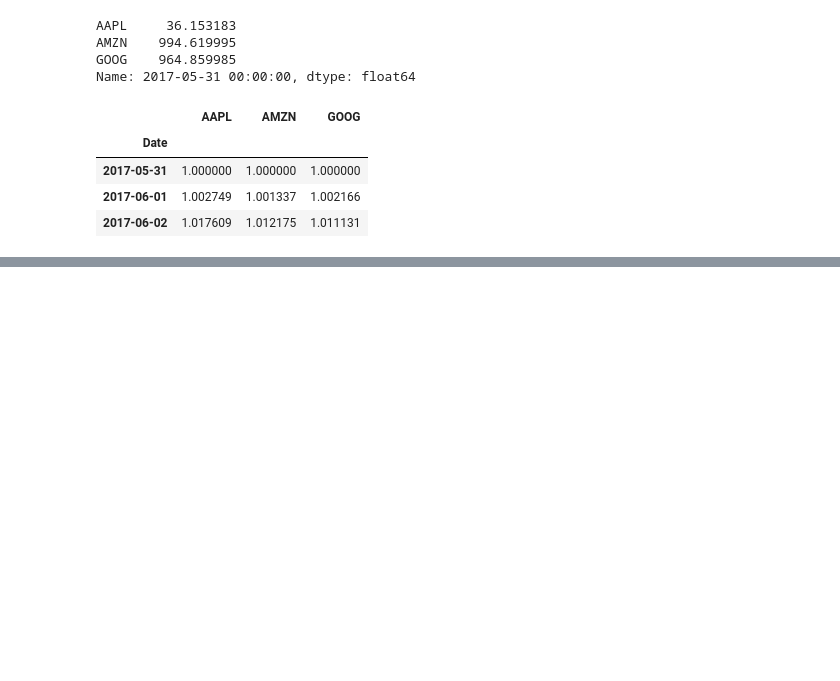
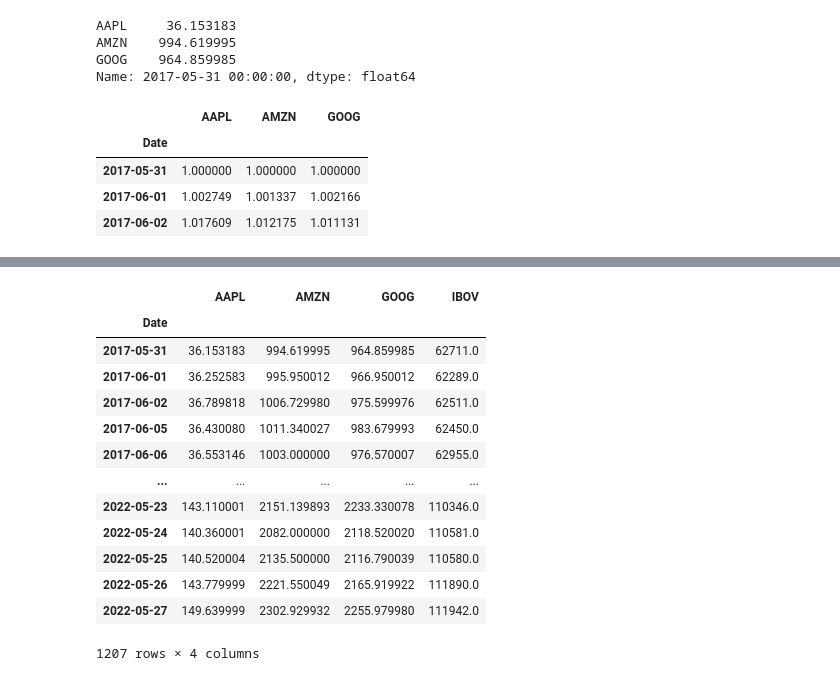
Before and after one commit to caiquemiranda/python-time-series-analysis, a Jupyter notebook: time-series-manipulation/004-manipulating-time-series.ipynb, the cells around one changed output, grey strips where cells are left out. Drawn from its saved outputs; the diff is of its cells as text; code cells hidden in the pictures; blank space fills up the shorter version.

```diff
--- a/time-series-manipulation/004-manipulating-time-series.ipynb
+++ b/time-series-manipulation/004-manipulating-time-series.ipynb
@@ -77,0 +97,19 @@ normalized.head(3)
+# %%
+prices = pd.concat([prices, index], axis=1).dropna()
+prices.rename({'Adj Close':'IBOV'}, axis=1, inplace=True)
+prices
+# %% [output]
+|  | AAPL | AMZN | GOOG | IBOV |
+| Date |  |  |  |  |
+| 2017-05-31 | 36.153183 | 994.619995 | 964.859985 | 62711.0 |
+| 2017-06-01 | 36.252583 | 995.950012 | 966.950012 | 62289.0 |
+| 2017-06-02 | 36.789818 | 1006.729980 | 975.599976 | 62511.0 |
+| 2017-06-05 | 36.430080 | 1011.340027 | 983.679993 | 62450.0 |
+| 2017-06-06 | 36.553146 | 1003.000000 | 976.570007 | 62955.0 |
+| ... | ... | ... | ... | ... |
+| 2022-05-23 | 143.110001 | 2151.139893 | 2233.330078 | 110346.0 |
+| 2022-05-24 | 140.360001 | 2082.000000 | 2118.520020 | 110581.0 |
+| 2022-05-25 | 140.520004 | 2135.500000 | 2116.790039 | 110580.0 |
+| 2022-05-26 | 143.779999 | 2221.550049 | 2165.919922 | 111890.0 |
+| 2022-05-27 | 149.639999 | 2302.929932 | 2255.979980 | 111942.0 |
+1207 rows × 4 columns
```
Also changed, not shown: parts of 10 cells of this notebook, 3 other files.
